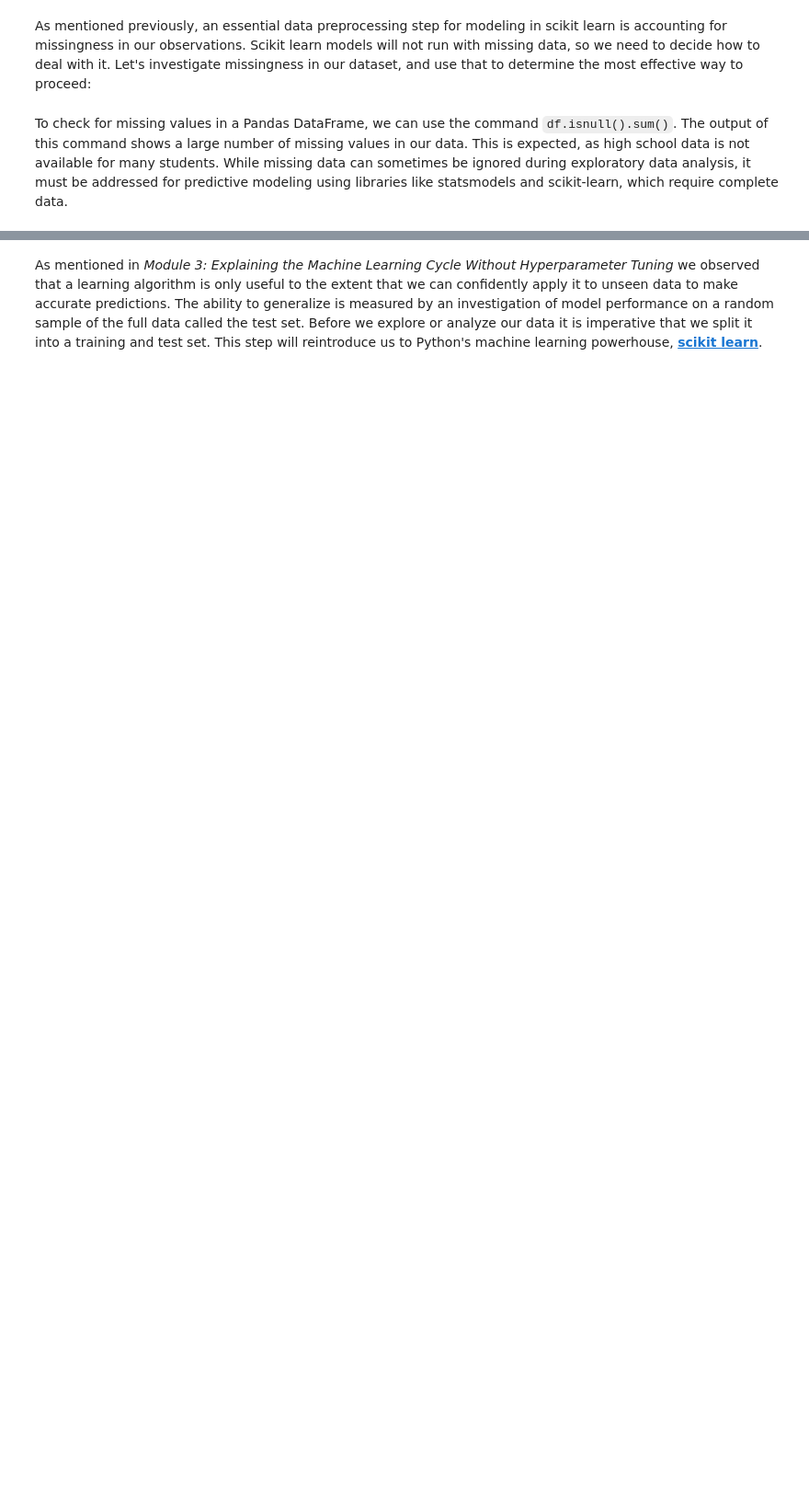
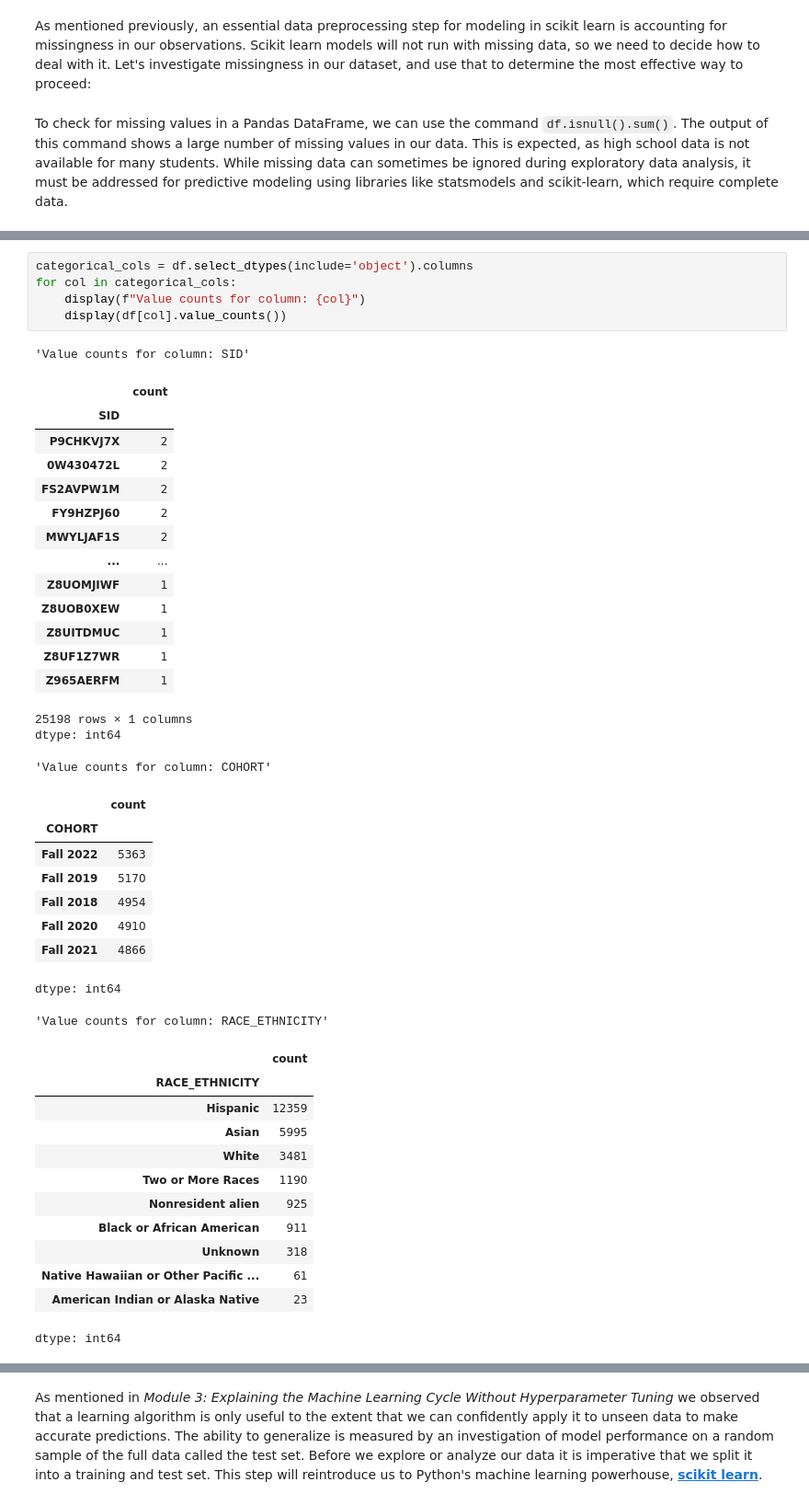
Before and after one commit to jcapitz/Applied-Data-Analytics-For-Higher-Education-Course-2, a Jupyter notebook: 2.3. Get Your Data Machine Learning Ready for Classification - Data Wrangling-Copy1.ipynb, the cells around one changed output, grey strips where cells are left out. Shown: that part at 92% size. Saved outputs shown, nothing was run; the diff lists cells and outputs as text; blank space fills up the shorter version.

```diff
--- a/2.3. Get Your Data Machine Learning Ready for Classification - Data Wrangling-Copy1.ipynb
+++ b/2.3. Get Your Data Machine Learning Ready for Classification - Data Wrangling-Copy1.ipynb
@@ -331,0 +204,44 @@ We will save the processed `training` and `predict` datasets for use in other ex
+# %%
+categorical_cols = df.select_dtypes(include='object').columns
+for col in categorical_cols:
+    display(f"Value counts for column: {col}")
+    display(df[col].value_counts())
+# %% [output]
+'Value counts for column: SID'
+|  | count |
+| SID |  |
+| P9CHKVJ7X | 2 |
+| 0W430472L | 2 |
+| FS2AVPW1M | 2 |
+| FY9HZPJ60 | 2 |
+| MWYLJAF1S | 2 |
+| ... | ... |
+| Z8UOMJIWF | 1 |
+| Z8UOB0XEW | 1 |
+| Z8UITDMUC | 1 |
+| Z8UF1Z7WR | 1 |
+| Z965AERFM | 1 |
+25198 rows × 1 columns
+dtype: int64
+'Value counts for column: COHORT'
+|  | count |
+| COHORT |  |
+| Fall 2022 | 5363 |
+| Fall 2019 | 5170 |
+| Fall 2018 | 4954 |
+| Fall 2020 | 4910 |
+| Fall 2021 | 4866 |
+dtype: int64
+'Value counts for column: RACE_ETHNICITY'
+|  | count |
+| RACE_ETHNICITY |  |
+| Hispanic | 12359 |
+| Asian | 5995 |
+| White | 3481 |
+| Two or More Races | 1190 |
+| Nonresident alien | 925 |
+| Black or African American | 911 |
+| Unknown | 318 |
+| Native Hawaiian or Other Pacific ... | 61 |
+| American Indian or Alaska Native | 23 |
+dtype: int64
```
Also changed, not shown: parts of 58 cells of this notebook, 1 other file.
